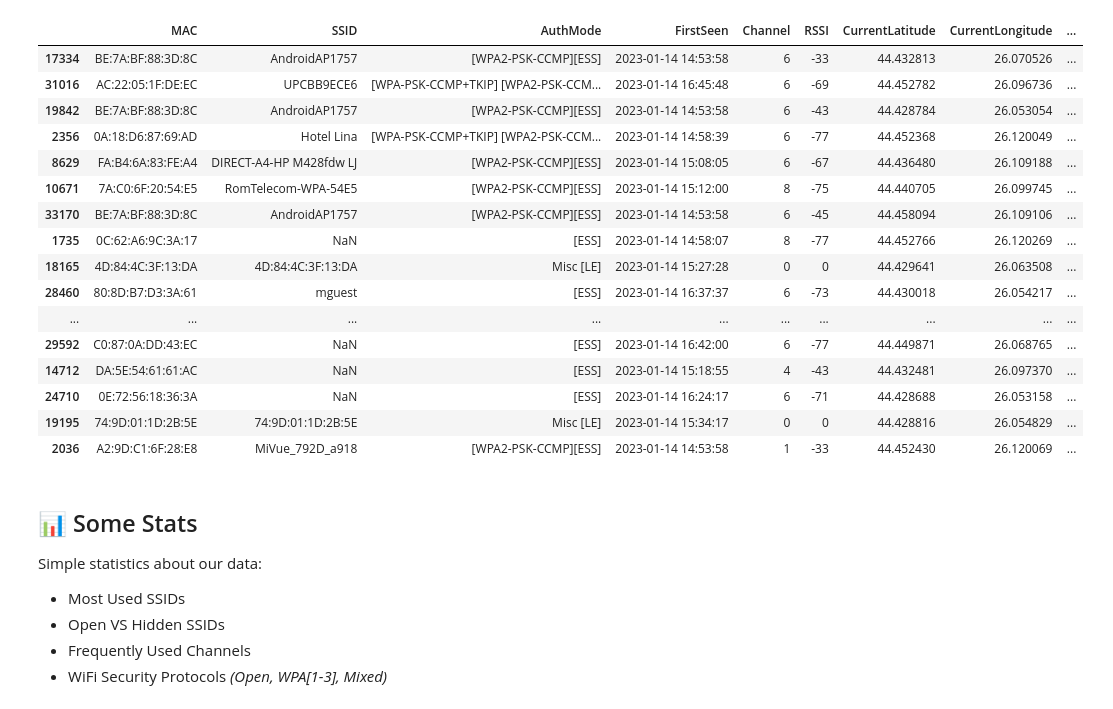
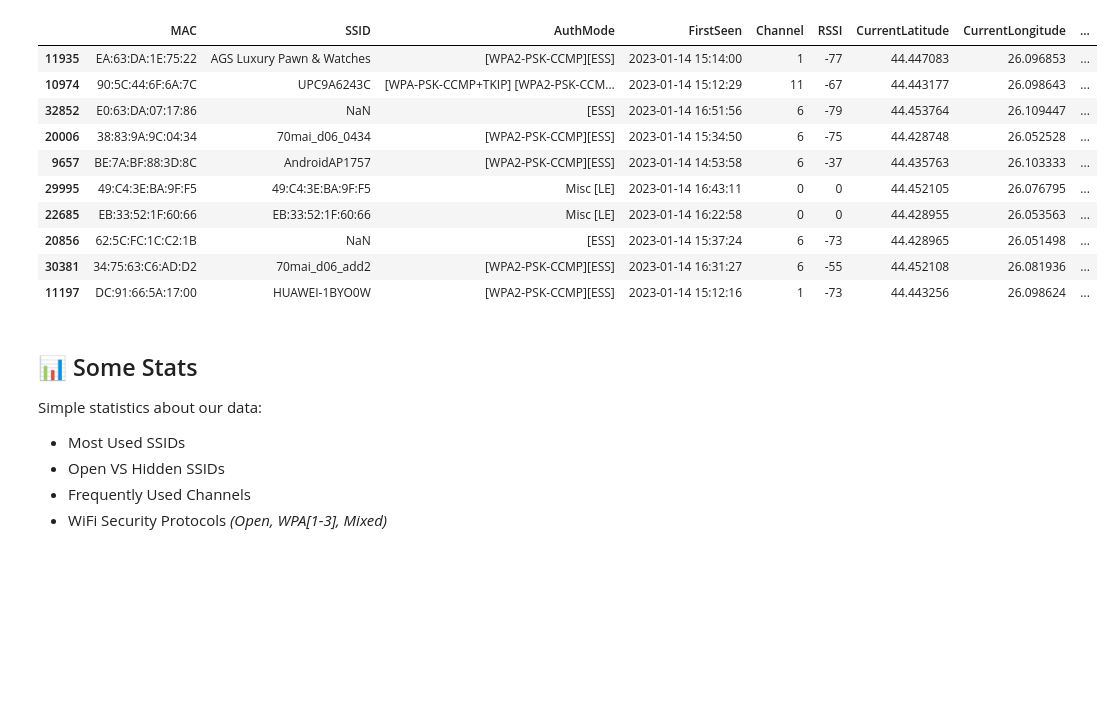
Before and after one commit to evilbyt3/warpi, a Jupyter notebook: stats.ipynb, the cells around one changed output. Cells and saved outputs as stored; diff of their text form; code cells hidden in the pictures; blank space fills up the shorter version.

```diff
--- a/stats.ipynb
+++ b/stats.ipynb
@@ -5,29 +5,23 @@ import seaborn as sns
 # %%
 # removed this from wiglecsv: WigleWifi-1.4,appRelease=Kismet202208R1,model=Kismet,release=2022.08.R1,device=kismet,display=kismet,board=kismet,brand=kismet
 csvd = pd.read_csv('/home/vlaghe/proj/warpi/data/buc2run/buc2runweli-20230114-14-53-28-1.wiglecsv')
 # csvd = pd.read_csv('/path/to/your/file.wiglecsv')
 #csvd.describe()  # summarry of data
 #csvd.AuthMode.unique() # get uniq vals 4 one column
 #csvd.drop_duplicates(subset='MAC') # drop duplicates based on col
-csvd.sample(50)  # show 10 random sameples
+csvd.sample(10)  # show 10 random sameples
 # %% [output]
 |  | MAC | SSID | AuthMode | FirstSeen | Channel | RSSI | CurrentLatitude | CurrentLongitude | ... |
-| 17334 | BE:7A:BF:88:3D:8C | AndroidAP1757 | [WPA2-PSK-CCMP][ESS] | 2023-01-14 14:53:58 | 6 | -33 | 44.432813 | 26.070526 | ... |
-| 31016 | AC:22:05:1F:DE:EC | UPCBB9ECE6 | [WPA-PSK-CCMP+TKIP] [WPA2-PSK-CCM... | 2023-01-14 16:45:48 | 6 | -69 | 44.452782 | 26.096736 | ... |
-| 19842 | BE:7A:BF:88:3D:8C | AndroidAP1757 | [WPA2-PSK-CCMP][ESS] | 2023-01-14 14:53:58 | 6 | -43 | 44.428784 | 26.053054 | ... |
-| 2356 | 0A:18:D6:87:69:AD | Hotel Lina | [WPA-PSK-CCMP+TKIP] [WPA2-PSK-CCM... | 2023-01-14 14:58:39 | 6 | -77 | 44.452368 | 26.120049 | ... |
-| 8629 | FA:B4:6A:83:FE:A4 | DIRECT-A4-HP M428fdw LJ | [WPA2-PSK-CCMP][ESS] | 2023-01-14 15:08:05 | 6 | -67 | 44.436480 | 26.109188 | ... |
-| 10671 | 7A:C0:6F:20:54:E5 | RomTelecom-WPA-54E5 | [WPA2-PSK-CCMP][ESS] | 2023-01-14 15:12:00 | 8 | -75 | 44.440705 | 26.099745 | ... |
-| 33170 | BE:7A:BF:88:3D:8C | AndroidAP1757 | [WPA2-PSK-CCMP][ESS] | 2023-01-14 14:53:58 | 6 | -45 | 44.458094 | 26.109106 | ... |
-| 1735 | 0C:62:A6:9C:3A:17 | NaN | [ESS] | 2023-01-14 14:58:07 | 8 | -77 | 44.452766 | 26.120269 | ... |
-| 18165 | 4D:84:4C:3F:13:DA | 4D:84:4C:3F:13:DA | Misc [LE] | 2023-01-14 15:27:28 | 0 | 0 | 44.429641 | 26.063508 | ... |
-| 28460 | 80:8D:B7:D3:3A:61 | mguest | [ESS] | 2023-01-14 16:37:37 | 6 | -73 | 44.430018 | 26.054217 | ... |
-| ... | ... | ... | ... | ... | ... | ... | ... | ... | ... |
-| 29592 | C0:87:0A:DD:43:EC | NaN | [ESS] | 2023-01-14 16:42:00 | 6 | -77 | 44.449871 | 26.068765 | ... |
-| 14712 | DA:5E:54:61:61:AC | NaN | [ESS] | 2023-01-14 15:18:55 | 4 | -43 | 44.432481 | 26.097370 | ... |
-| 24710 | 0E:72:56:18:36:3A | NaN | [ESS] | 2023-01-14 16:24:17 | 6 | -71 | 44.428688 | 26.053158 | ... |
-| 19195 | 74:9D:01:1D:2B:5E | 74:9D:01:1D:2B:5E | Misc [LE] | 2023-01-14 15:34:17 | 0 | 0 | 44.428816 | 26.054829 | ... |
-| 2036 | A2:9D:C1:6F:28:E8 | MiVue_792D_a918 | [WPA2-PSK-CCMP][ESS] | 2023-01-14 14:53:58 | 1 | -33 | 44.452430 | 26.120069 | ... |
+| 11935 | EA:63:DA:1E:75:22 | AGS Luxury Pawn & Watches | [WPA2-PSK-CCMP][ESS] | 2023-01-14 15:14:00 | 1 | -77 | 44.447083 | 26.096853 | ... |
+| 10974 | 90:5C:44:6F:6A:7C | UPC9A6243C | [WPA-PSK-CCMP+TKIP] [WPA2-PSK-CCM... | 2023-01-14 15:12:29 | 11 | -67 | 44.443177 | 26.098643 | ... |
+| 32852 | E0:63:DA:07:17:86 | NaN | [ESS] | 2023-01-14 16:51:56 | 6 | -79 | 44.453764 | 26.109447 | ... |
+| 20006 | 38:83:9A:9C:04:34 | 70mai_d06_0434 | [WPA2-PSK-CCMP][ESS] | 2023-01-14 15:34:50 | 6 | -75 | 44.428748 | 26.052528 | ... |
+| 9657 | BE:7A:BF:88:3D:8C | AndroidAP1757 | [WPA2-PSK-CCMP][ESS] | 2023-01-14 14:53:58 | 6 | -37 | 44.435763 | 26.103333 | ... |
+| 29995 | 49:C4:3E:BA:9F:F5 | 49:C4:3E:BA:9F:F5 | Misc [LE] | 2023-01-14 16:43:11 | 0 | 0 | 44.452105 | 26.076795 | ... |
+| 22685 | EB:33:52:1F:60:66 | EB:33:52:1F:60:66 | Misc [LE] | 2023-01-14 16:22:58 | 0 | 0 | 44.428955 | 26.053563 | ... |
+| 20856 | 62:5C:FC:1C:C2:1B | NaN | [ESS] | 2023-01-14 15:37:24 | 6 | -73 | 44.428965 | 26.051498 | ... |
+| 30381 | 34:75:63:C6:AD:D2 | 70mai_d06_add2 | [WPA2-PSK-CCMP][ESS] | 2023-01-14 16:31:27 | 6 | -55 | 44.452108 | 26.081936 | ... |
+| 11197 | DC:91:66:5A:17:00 | HUAWEI-1BYO0W | [WPA2-PSK-CCMP][ESS] | 2023-01-14 15:12:16 | 1 | -73 | 44.443256 | 26.098624 | ... |
 # %% [markdown]
 ## 📊 Some Stats
 Simple statistics about our data:
```
Also changed, not shown: parts of 4 cells of this notebook.
